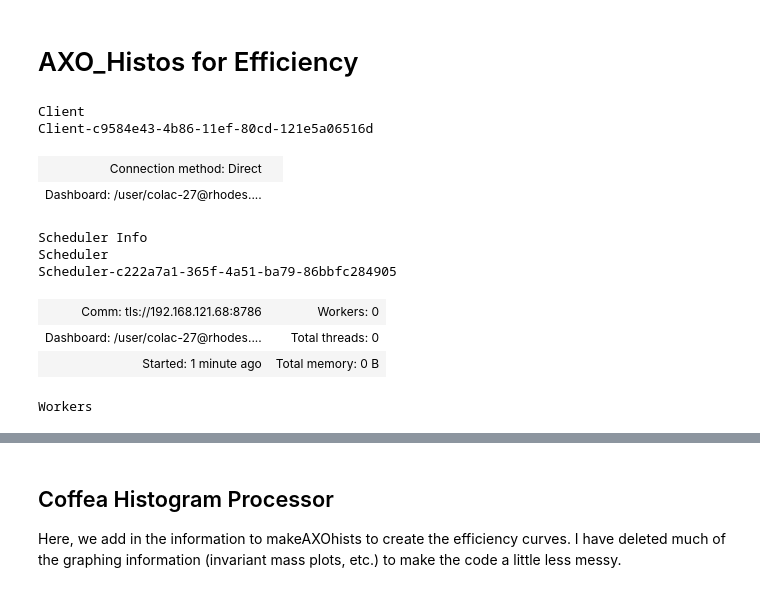
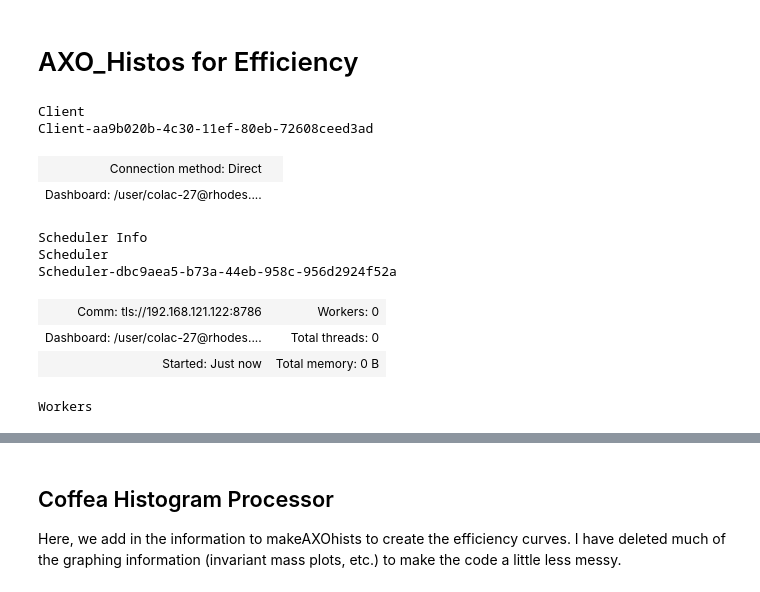
Before and after one commit to ellisonscheuller/coffea_casa, a Jupyter notebook: AXO_Efficiency.ipynb, the cells around one changed output, grey strips where cells are left out. Drawn from its saved outputs; the diff is of its cells as text; code cells hidden in the pictures.

```diff
--- a/AXO_Efficiency.ipynb
+++ b/AXO_Efficiency.ipynb
@@ -3,19 +3,19 @@
 # %%
 from dask.distributed import Client
 
-client = Client("tls://192.168.121.68:8786")
+client = Client("tls://192.168.121.122:8786")
 client
 # %% [output]
 Client
-Client-c9584e43-4b86-11ef-80cd-121e5a06516d
+Client-aa9b020b-4c30-11ef-80eb-72608ceed3ad
 | Connection method: Direct |  |
 | Dashboard: /user/colac-27@rhodes.... |  |
 Scheduler Info
 Scheduler
-Scheduler-c222a7a1-365f-4a51-ba79-86bbfc284905
+Scheduler-dbc9aea5-b73a-44eb-958c-956d2924f52a
-| Comm: tls://192.168.121.68:8786 | Workers: 0 |
+| Comm: tls://192.168.121.122:8786 | Workers: 0 |
 | Dashboard: /user/colac-27@rhodes.... | Total threads: 0 |
-| Started: 1 minute ago | Total memory: 0 B |
+| Started: Just now | Total memory: 0 B |
 Workers
 # %%
 import uproot as ur
```
Also changed, not shown: parts of 32 cells of this notebook.
